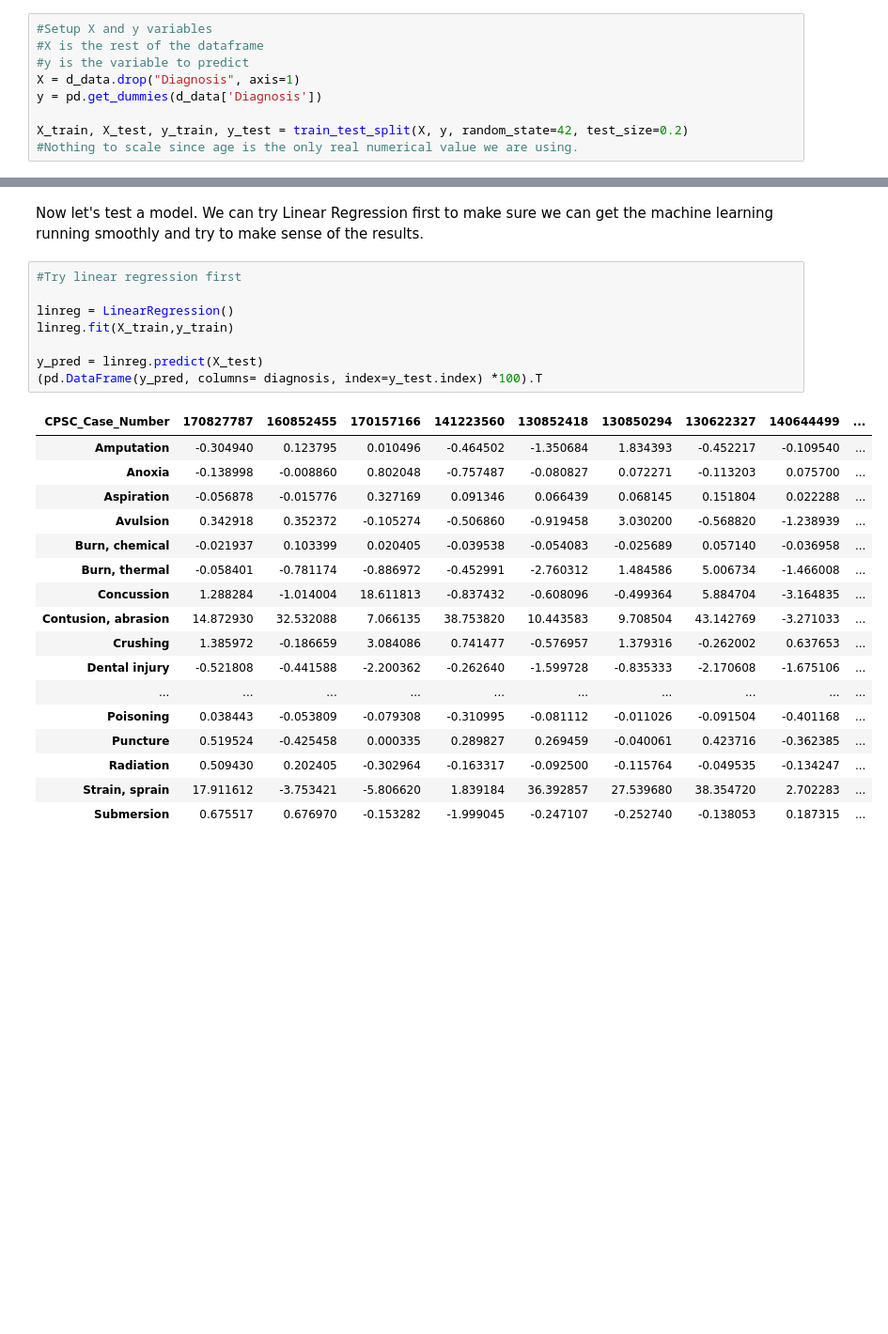
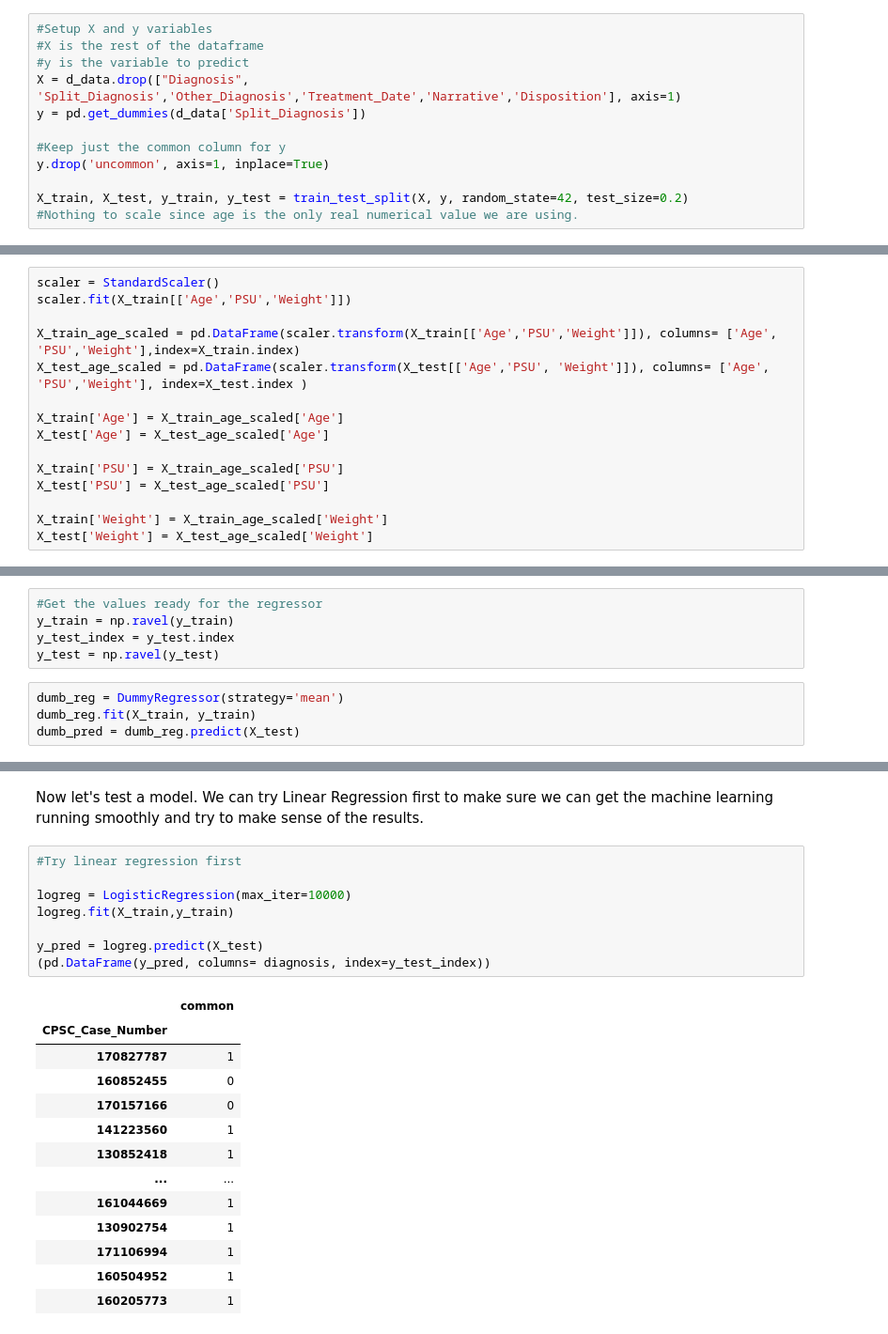
Before and after one commit to mcoulombe021/Springboard, a Jupyter notebook: Capstone 2/Capstone 2 - Pre Processing.ipynb, the cells around one changed output, grey strips where cells are left out. Shown at 94% size. Drawn from its saved outputs; the diff is of its cells as text; blank space fills up the shorter version.

```diff
--- a/Capstone 2/Capstone 2 - Pre Processing.ipynb
+++ b/Capstone 2/Capstone 2 - Pre Processing.ipynb
@@ -118,8 +223,11 @@ X will be all the columns expect the one we want to predict which to start will
 #Setup X and y variables
 #X is the rest of the dataframe
 #y is the variable to predict
-X = d_data.drop("Diagnosis", axis=1)
-y = pd.get_dummies(d_data['Diagnosis'])
+X = d_data.drop(["Diagnosis", 'Split_Diagnosis','Other_Diagnosis','Treatment_Date','Narrative','Disposition'], axis=1)
+y = pd.get_dummies(d_data['Split_Diagnosis'])
+
+#Keep just the common column for y
+y.drop('uncommon', axis=1, inplace=True)
 
 X_train, X_test, y_train, y_test = train_test_split(X, y, random_state=42, test_size=0.2)
 #Nothing to scale since age is the only real numerical value we are using.
@@ -127,0 +236,15 @@ Since almost all of our data are categorical, there isn't anything to scale on t
+# %%
+scaler = StandardScaler()
+scaler.fit(X_train[['Age','PSU','Weight']])
+
+X_train_age_scaled = pd.DataFrame(scaler.transform(X_train[['Age','PSU','Weight']]), columns= ['Age', 'PSU','Weight'],index=X_train.index)
+X_test_age_scaled = pd.DataFrame(scaler.transform(X_test[['Age','PSU', 'Weight']]), columns= ['Age', 'PSU','Weight'], index=X_test.index )
+
+X_train['Age'] = X_train_age_scaled['Age']
+X_test['Age'] = X_test_age_scaled['Age']
+
+X_train['PSU'] = X_train_age_scaled['PSU']
+X_test['PSU'] = X_test_age_scaled['PSU']
+
+X_train['Weight'] = X_train_age_scaled['Weight']
+X_test['Weight'] = X_test_age_scaled['Weight']
@@ -210 +329,10 @@ dtype: float64
+# %%
+#Get the values ready for the regressor
+y_train = np.ravel(y_train)
+y_test_index = y_test.index
+y_test = np.ravel(y_test)
+# %%
+dumb_reg = DummyRegressor(strategy='mean')
+dumb_reg.fit(X_train, y_train)
+dumb_pred = dumb_reg.predict(X_test)
 # %% [markdown]
@@ -216,26 +352,22 @@ Now let's test a model. We can try Linear Regression first to make sure we can g
 # %%
 #Try linear regression first
 
-linreg = LinearRegression()
-linreg.fit(X_train,y_train)
+logreg = LogisticRegression(max_iter=10000)
+logreg.fit(X_train,y_train)
 
-y_pred = linreg.predict(X_test)
-(pd.DataFrame(y_pred, columns= diagnosis, index=y_test.index) *100).T
+y_pred = logreg.predict(X_test)
+(pd.DataFrame(y_pred, columns= diagnosis, index=y_test_index))
 # %% [output]
-| CPSC_Case_Number | 170827787 | 160852455 | 170157166 | 141223560 | 130852418 | 130850294 | 130622327 | 140644499 | ... |
-| Amputation | -0.304940 | 0.123795 | 0.010496 | -0.464502 | -1.350684 | 1.834393 | -0.452217 | -0.109540 | ... |
-| Anoxia | -0.138998 | -0.008860 | 0.802048 | -0.757487 | -0.080827 | 0.072271 | -0.113203 | 0.075700 | ... |
-| Aspiration | -0.056878 | -0.015776 | 0.327169 | 0.091346 | 0.066439 | 0.068145 | 0.151804 | 0.022288 | ... |
-| Avulsion | 0.342918 | 0.352372 | -0.105274 | -0.506860 | -0.919458 | 3.030200 | -0.568820 | -1.238939 | ... |
-| Burn, chemical | -0.021937 | 0.103399 | 0.020405 | -0.039538 | -0.054083 | -0.025689 | 0.057140 | -0.036958 | ... |
-| Burn, thermal | -0.058401 | -0.781174 | -0.886972 | -0.452991 | -2.760312 | 1.484586 | 5.006734 | -1.466008 | ... |
-| Concussion | 1.288284 | -1.014004 | 18.611813 | -0.837432 | -0.608096 | -0.499364 | 5.884704 | -3.164835 | ... |
-| Contusion, abrasion | 14.872930 | 32.532088 | 7.066135 | 38.753820 | 10.443583 | 9.708504 | 43.142769 | -3.271033 | ... |
-| Crushing | 1.385972 | -0.186659 | 3.084086 | 0.741477 | -0.576957 | 1.379316 | -0.262002 | 0.637653 | ... |
-| Dental injury | -0.521808 | -0.441588 | -2.200362 | -0.262640 | -1.599728 | -0.835333 | -2.170608 | -1.675106 | ... |
-| ... | ... | ... | ... | ... | ... | ... | ... | ... | ... |
-| Poisoning | 0.038443 | -0.053809 | -0.079308 | -0.310995 | -0.081112 | -0.011026 | -0.091504 | -0.401168 | ... |
-| Puncture | 0.519524 | -0.425458 | 0.000335 | 0.289827 | 0.269459 | -0.040061 | 0.423716 | -0.362385 | ... |
-| Radiation | 0.509430 | 0.202405 | -0.302964 | -0.163317 | -0.092500 | -0.115764 | -0.049535 | -0.134247 | ... |
-| Strain, sprain | 17.911612 | -3.753421 | -5.806620 | 1.839184 | 36.392857 | 27.539680 | 38.354720 | 2.702283 | ... |
-| Submersion | 0.675517 | 0.676970 | -0.153282 | -1.999045 | -0.247107 | -0.252740 | -0.138053 | 0.187315 | ... |
+|  | common |
+| CPSC_Case_Number |  |
+| 170827787 | 1 |
+| 160852455 | 0 |
+| 170157166 | 0 |
+| 141223560 | 1 |
+| 130852418 | 1 |
+| ... | ... |
+| 161044669 | 1 |
+| 130902754 | 1 |
+| 171106994 | 1 |
+| 160504952 | 1 |
+| 160205773 | 1 |
```
Also changed, not shown: parts of 50 cells of this notebook.
